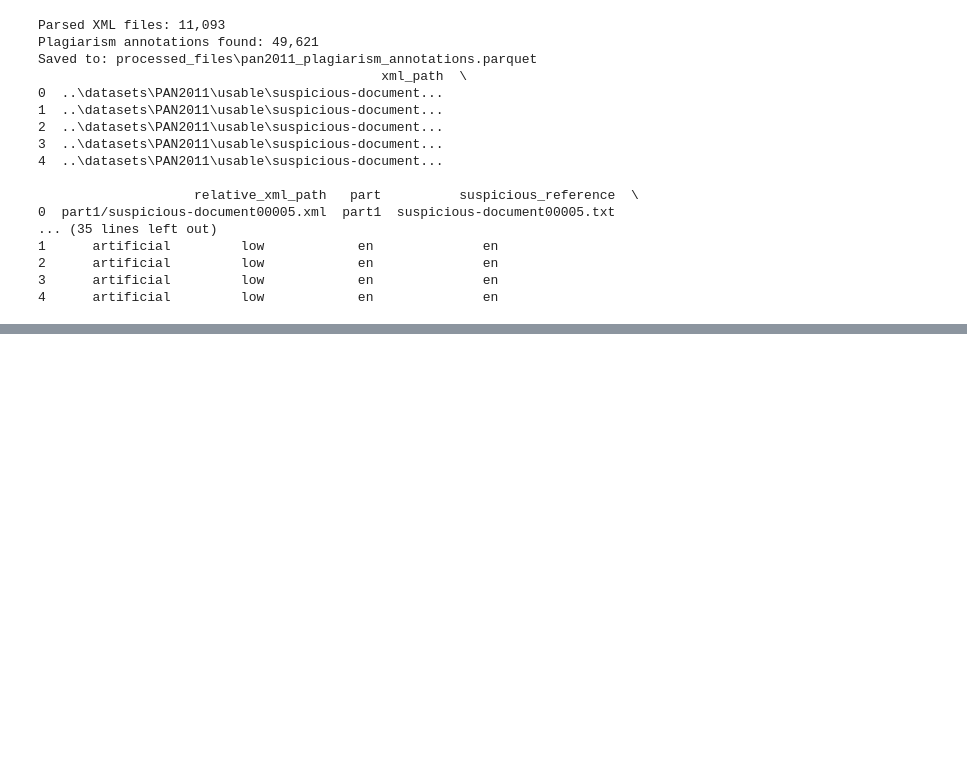
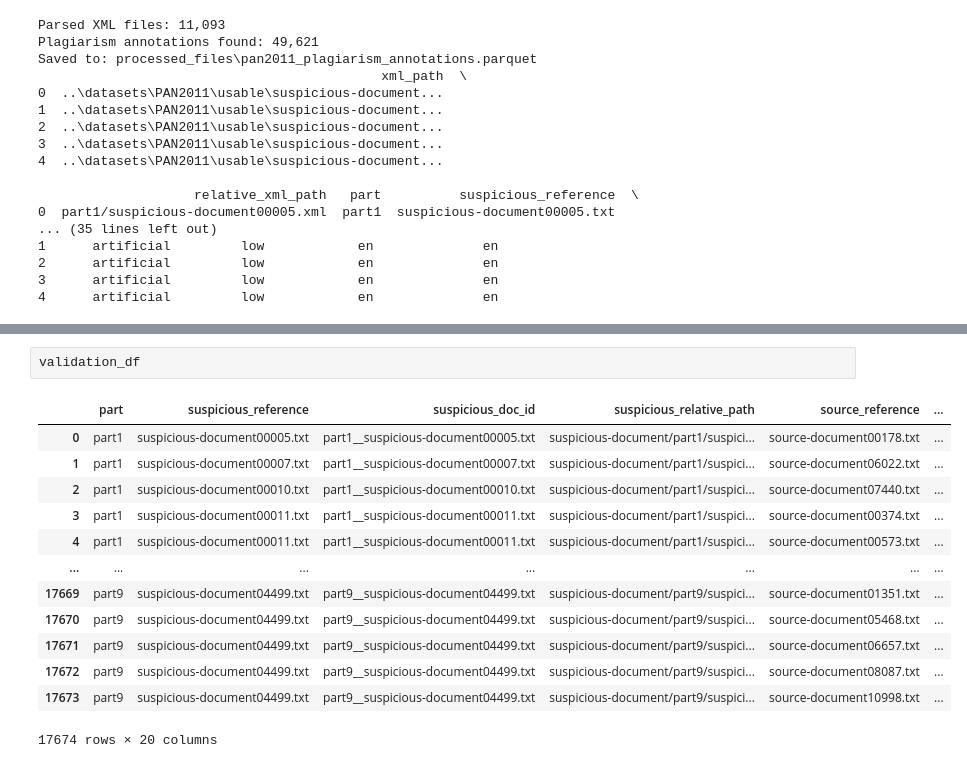
Before and after one commit to Djbernas10/Document_Plagiarism, a Jupyter notebook: scripts/parser_text.ipynb, the cells around one changed output, grey strips where cells are left out. Saved outputs shown, nothing was run; the diff lists cells and outputs as text; blank space fills up the shorter version.

```diff
--- a/scripts/parser_text.ipynb
+++ b/scripts/parser_text.ipynb
@@ -672,0 +673,16 @@ part1 suspicious-document00007.txt part1__suspicious-document00007.txt suspiciou
+# %%
+validation_df
+# %% [output]
+|  | part | suspicious_reference | suspicious_doc_id | suspicious_relative_path | source_reference | ... |
+| 0 | part1 | suspicious-document00005.txt | part1__suspicious-document00005.txt | suspicious-document/part1/suspici... | source-document00178.txt | ... |
+| 1 | part1 | suspicious-document00007.txt | part1__suspicious-document00007.txt | suspicious-document/part1/suspici... | source-document06022.txt | ... |
+| 2 | part1 | suspicious-document00010.txt | part1__suspicious-document00010.txt | suspicious-document/part1/suspici... | source-document07440.txt | ... |
+| 3 | part1 | suspicious-document00011.txt | part1__suspicious-document00011.txt | suspicious-document/part1/suspici... | source-document00374.txt | ... |
+| 4 | part1 | suspicious-document00011.txt | part1__suspicious-document00011.txt | suspicious-document/part1/suspici... | source-document00573.txt | ... |
+| ... | ... | ... | ... | ... | ... | ... |
+| 17669 | part9 | suspicious-document04499.txt | part9__suspicious-document04499.txt | suspicious-document/part9/suspici... | source-document01351.txt | ... |
+| 17670 | part9 | suspicious-document04499.txt | part9__suspicious-document04499.txt | suspicious-document/part9/suspici... | source-document05468.txt | ... |
+| 17671 | part9 | suspicious-document04499.txt | part9__suspicious-document04499.txt | suspicious-document/part9/suspici... | source-document06657.txt | ... |
+| 17672 | part9 | suspicious-document04499.txt | part9__suspicious-document04499.txt | suspicious-document/part9/suspici... | source-document08087.txt | ... |
+| 17673 | part9 | suspicious-document04499.txt | part9__suspicious-document04499.txt | suspicious-document/part9/suspici... | source-document10998.txt | ... |
+17674 rows × 20 columns
```
Also changed, not shown: parts of 2 cells of this notebook, 19 other files.
